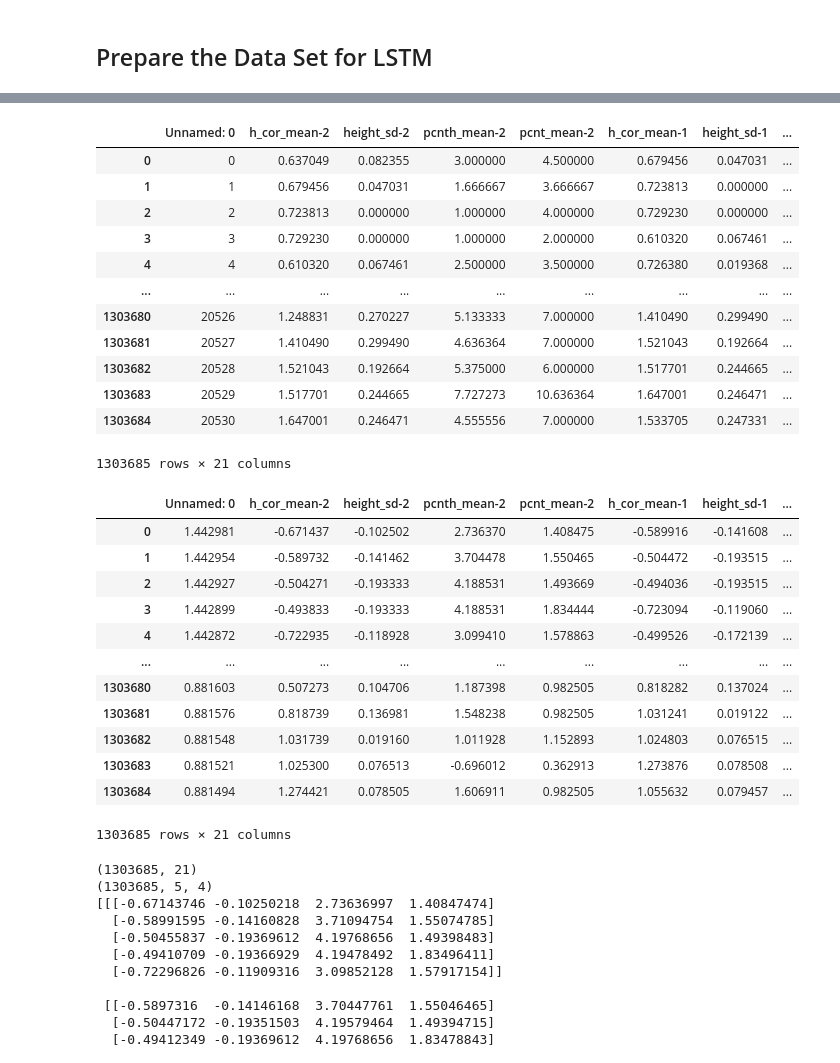
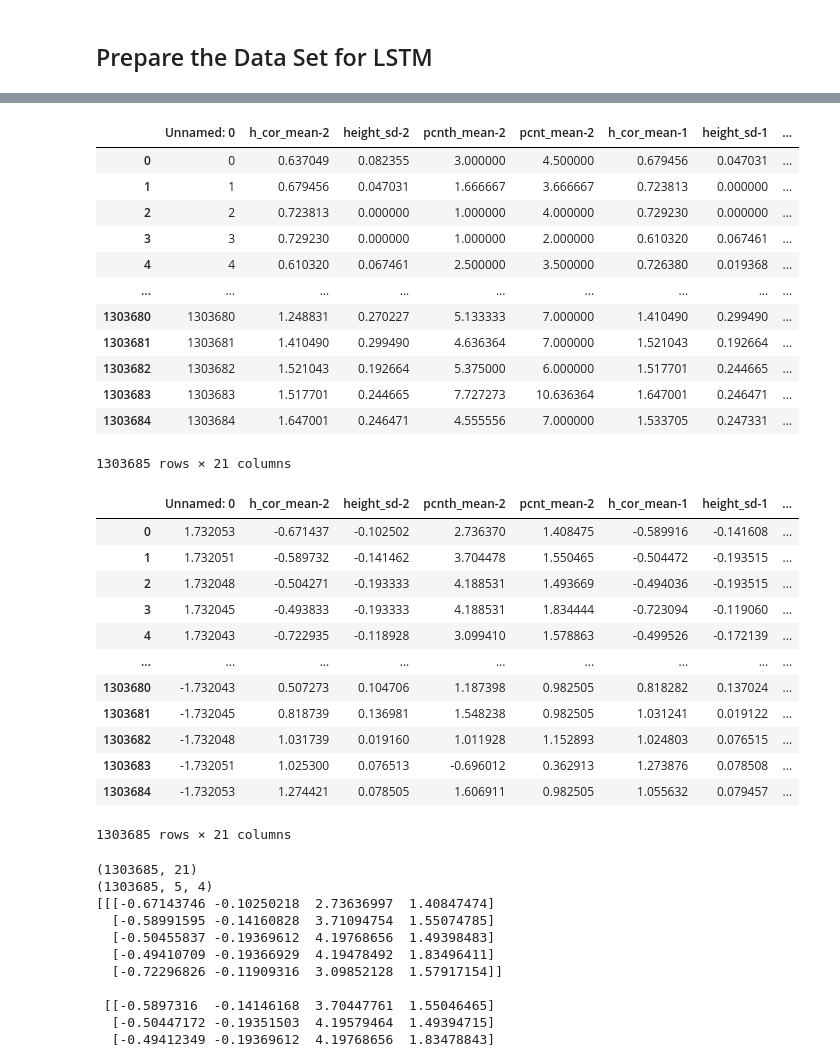
Before and after one commit to nathan-g1/mm-transformer-model, a Jupyter notebook: src/ATL03_prepare_data_LSTM_multimodal 1.ipynb, the cells around one changed output, grey strips where cells are left out. Cells and saved outputs as stored; diff of their text form; code cells hidden in the pictures.

```diff
--- a/src/ATL03_prepare_data_LSTM_multimodal 1.ipynb
+++ b/src/ATL03_prepare_data_LSTM_multimodal 1.ipynb
@@ -12,6 +27,46 @@ import matplotlib.pyplot as plt
 # %% [markdown]
 ## Prepare the Data Set for LSTM
 # %%
-dataset_accu = pd.read_csv("ATL03_labeled_data/ATL03_ow_labeled_10m_5km_corrected_new_sea_surface_LSTM_ann_prepared.csv")
-dataset_accu
+# accumulate data
+path1 = os.path.abspath('../')
+path_ATL03 = os.path.join(path1, "IS2_LSTM")
+path_csv = os.path.join(path1, "csv")
+
+path_before_training = os.path.join(path1, "Before_training")
+
+# filelist = sorted(glob.glob(path_ATL03))
+filelist = sorted(glob.glob(os.path.join(path_ATL03, "*.csv")))
+
+print(filelist)
+# Initialize an empty DataFrame
+dataset_accu = []
+# Loop through each file in the list and have index in the loop
+
+for index, file in enumerate(filelist):
+    print(index, file)
+    start = time.time()
+    # Read the CSV file
+    dataset_ann = pd.read_csv(file, index_col=0)
+    # Extract track number and add as a new column
+    track_number = file[-12:-8]
+    dataset_ann['track'] = track_number
+
+    # Append to the accumulator DataFrame
+    dataset_accu.append(dataset_ann)
+
+    end = time.time() - start
+    print(f"Time per file is {end}")
+    print("------------ File done ------------")
+
+# Save the accumulated DataFrame to a single CSV file
+
+dataset_accu = pd.concat(dataset_accu, ignore_index=True)
+output_file = os.path.join(path1, "data", "ATL03_accumulated.csv")
+# dataset_accu.to_csv(output_file)
+print("Saved at", output_file)
+
+# Clean up
+del dataset_accu
+print("------------ Finish ------------")
+print(f"Total files processed: {len(filelist)}")
 # %% [output]
@@ -31,22 +90,23 @@ dataset_accu
 # %%
 # separate features and labels
+dataset_accu = pd.read_csv(output_file)
 lstm_features = dataset_accu.copy()
 lstm_labels = lstm_features.pop('label')
 lstm_track = lstm_features.pop('track')
 lstm_features
 # %% [output]
 |  | Unnamed: 0 | h_cor_mean-2 | height_sd-2 | pcnth_mean-2 | pcnt_mean-2 | h_cor_mean-1 | height_sd-1 | ... |
 | 0 | 0 | 0.637049 | 0.082355 | 3.000000 | 4.500000 | 0.679456 | 0.047031 | ... |
 | 1 | 1 | 0.679456 | 0.047031 | 1.666667 | 3.666667 | 0.723813 | 0.000000 | ... |
 | 2 | 2 | 0.723813 | 0.000000 | 1.000000 | 4.000000 | 0.729230 | 0.000000 | ... |
 | 3 | 3 | 0.729230 | 0.000000 | 1.000000 | 2.000000 | 0.610320 | 0.067461 | ... |
 | 4 | 4 | 0.610320 | 0.067461 | 2.500000 | 3.500000 | 0.726380 | 0.019368 | ... |
 | ... | ... | ... | ... | ... | ... | ... | ... | ... |
-| 1303680 | 20526 | 1.248831 | 0.270227 | 5.133333 | 7.000000 | 1.410490 | 0.299490 | ... |
-| 1303681 | 20527 | 1.410490 | 0.299490 | 4.636364 | 7.000000 | 1.521043 | 0.192664 | ... |
-| 1303682 | 20528 | 1.521043 | 0.192664 | 5.375000 | 6.000000 | 1.517701 | 0.244665 | ... |
-| 1303683 | 20529 | 1.517701 | 0.244665 | 7.727273 | 10.636364 | 1.647001 | 0.246471 | ... |
-| 1303684 | 20530 | 1.647001 | 0.246471 | 4.555556 | 7.000000 | 1.533705 | 0.247331 | ... |
+| 1303680 | 1303680 | 1.248831 | 0.270227 | 5.133333 | 7.000000 | 1.410490 | 0.299490 | ... |
+| 1303681 | 1303681 | 1.410490 | 0.299490 | 4.636364 | 7.000000 | 1.521043 | 0.192664 | ... |
+| 1303682 | 1303682 | 1.521043 | 0.192664 | 5.375000 | 6.000000 | 1.517701 | 0.244665 | ... |
+| 1303683 | 1303683 | 1.517701 | 0.244665 | 7.727273 | 10.636364 | 1.647001 | 0.246471 | ... |
+| 1303684 | 1303684 | 1.647001 | 0.246471 | 4.555556 | 7.000000 | 1.533705 | 0.247331 | ... |
 1303685 rows × 21 columns
 # %%
 # normalized the features
@@ -60,17 +120,17 @@ norm_lstm_features = norm(lstm_features)
 norm_lstm_features
 # %% [output]
 |  | Unnamed: 0 | h_cor_mean-2 | height_sd-2 | pcnth_mean-2 | pcnt_mean-2 | h_cor_mean-1 | height_sd-1 | ... |
-| 0 | 1.442981 | -0.671437 | -0.102502 | 2.736370 | 1.408475 | -0.589916 | -0.141608 | ... |
-| 1 | 1.442954 | -0.589732 | -0.141462 | 3.704478 | 1.550465 | -0.504472 | -0.193515 | ... |
-| 2 | 1.442927 | -0.504271 | -0.193333 | 4.188531 | 1.493669 | -0.494036 | -0.193515 | ... |
-| 3 | 1.442899 | -0.493833 | -0.193333 | 4.188531 | 1.834444 | -0.723094 | -0.119060 | ... |
-| 4 | 1.442872 | -0.722935 | -0.118928 | 3.099410 | 1.578863 | -0.499526 | -0.172139 | ... |
+| 0 | 1.732053 | -0.671437 | -0.102502 | 2.736370 | 1.408475 | -0.589916 | -0.141608 | ... |
+| 1 | 1.732051 | -0.589732 | -0.141462 | 3.704478 | 1.550465 | -0.504472 | -0.193515 | ... |
+| 2 | 1.732048 | -0.504271 | -0.193333 | 4.188531 | 1.493669 | -0.494036 | -0.193515 | ... |
+| 3 | 1.732045 | -0.493833 | -0.193333 | 4.188531 | 1.834444 | -0.723094 | -0.119060 | ... |
+| 4 | 1.732043 | -0.722935 | -0.118928 | 3.099410 | 1.578863 | -0.499526 | -0.172139 | ... |
 | ... | ... | ... | ... | ... | ... | ... | ... | ... |
-| 1303680 | 0.881603 | 0.507273 | 0.104706 | 1.187398 | 0.982505 | 0.818282 | 0.137024 | ... |
-| 1303681 | 0.881576 | 0.818739 | 0.136981 | 1.548238 | 0.982505 | 1.031241 | 0.019122 | ... |
-| 1303682 | 0.881548 | 1.031739 | 0.019160 | 1.011928 | 1.152893 | 1.024803 | 0.076515 | ... |
-| 1303683 | 0.881521 | 1.025300 | 0.076513 | -0.696012 | 0.362913 | 1.273876 | 0.078508 | ... |
-| 1303684 | 0.881494 | 1.274421 | 0.078505 | 1.606911 | 0.982505 | 1.055632 | 0.079457 | ... |
+| 1303680 | -1.732043 | 0.507273 | 0.104706 | 1.187398 | 0.982505 | 0.818282 | 0.137024 | ... |
+| 1303681 | -1.732045 | 0.818739 | 0.136981 | 1.548238 | 0.982505 | 1.031241 | 0.019122 | ... |
+| 1303682 | -1.732048 | 1.031739 | 0.019160 | 1.011928 | 1.152893 | 1.024803 | 0.076515 | ... |
+| 1303683 | -1.732051 | 1.025300 | 0.076513 | -0.696012 | 0.362913 | 1.273876 | 0.078508 | ... |
+| 1303684 | -1.732053 | 1.274421 | 0.078505 | 1.606911 | 0.982505 | 1.055632 | 0.079457 | ... |
 1303685 rows × 21 columns
 # %%
 # convert the data to LSTM format
```
Also changed, not shown: parts of 9 cells of this notebook, 11 other files.
